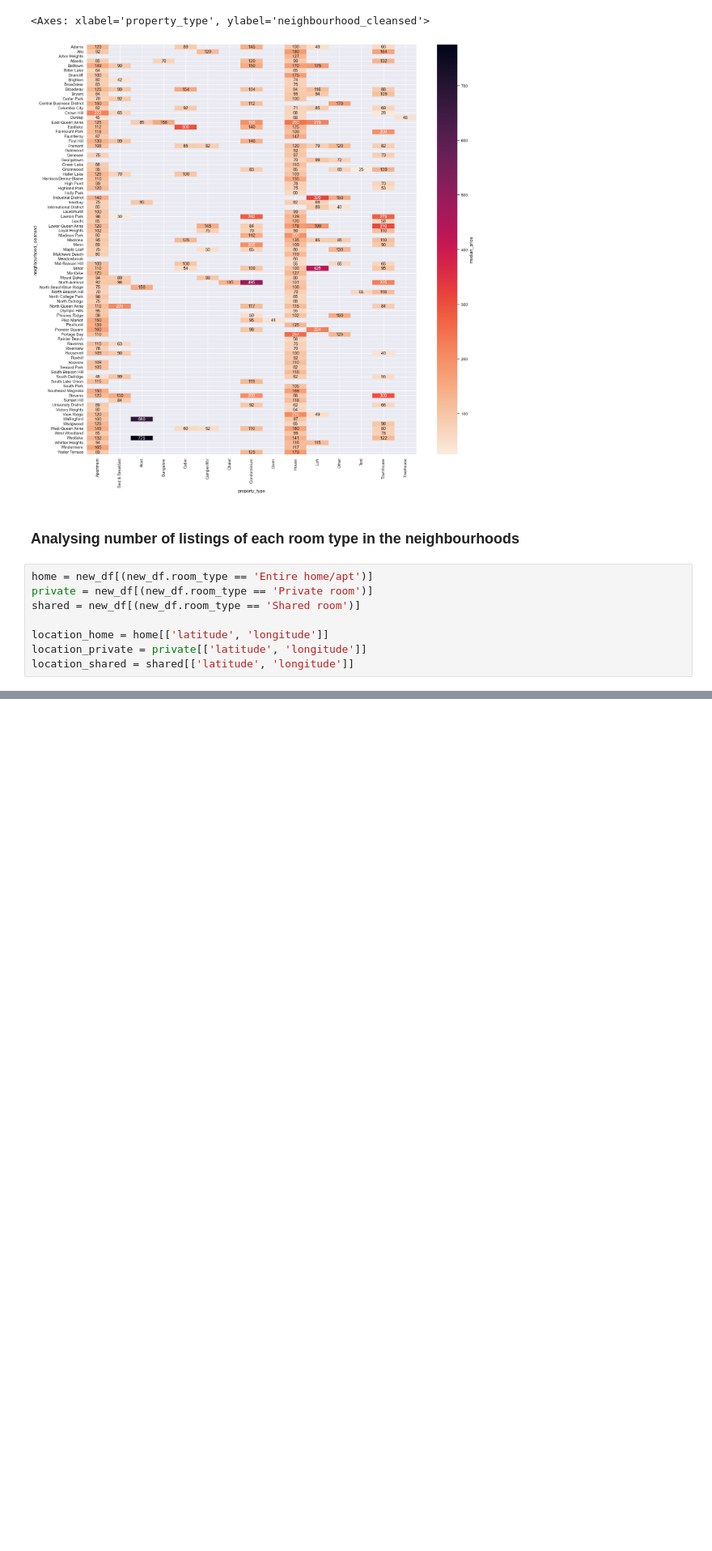
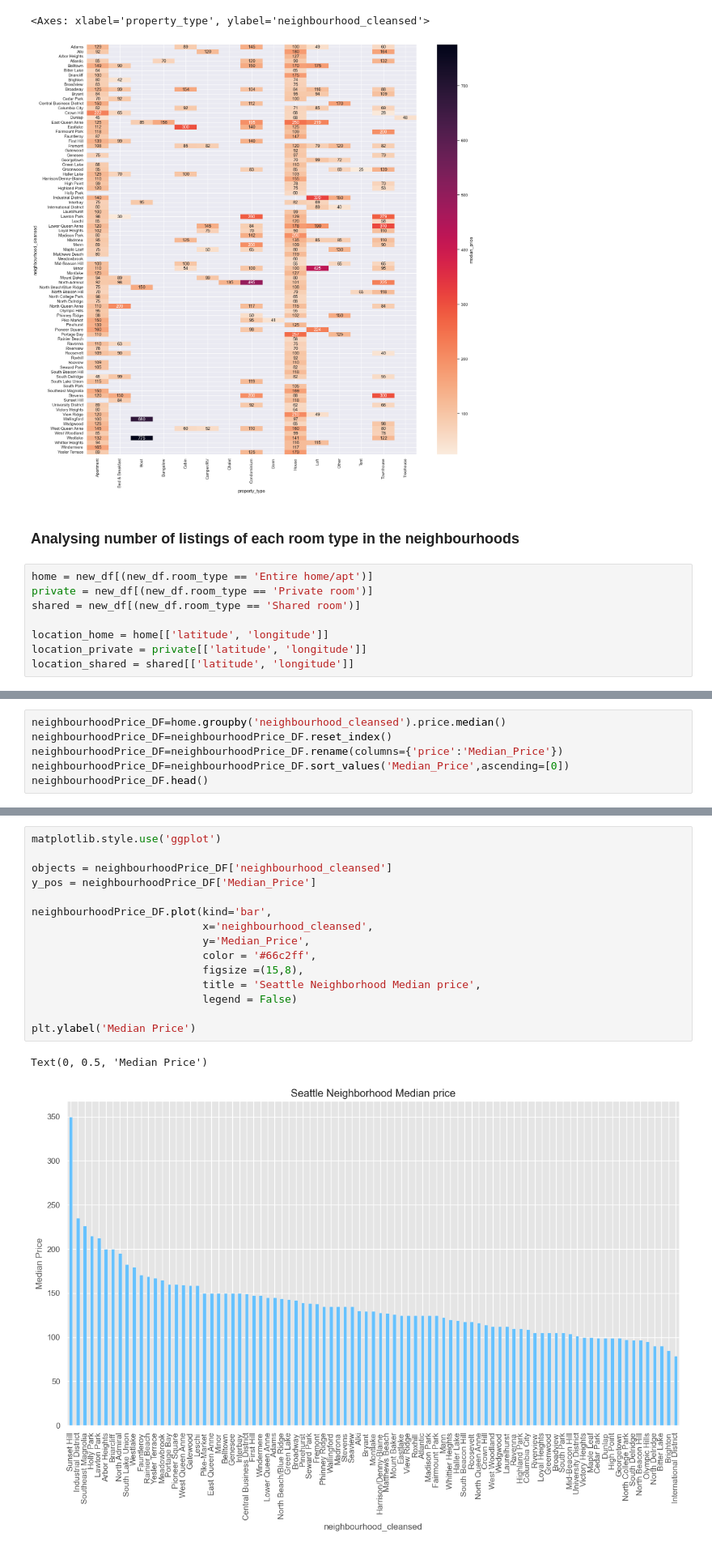
Before and after one commit to bhavya-06darshnik/Airbnb_Data_Analysis, a Jupyter notebook: EDA_2.ipynb, the cells around one changed output, grey strips where cells are left out. Shown at 81% size. Cells and saved outputs as stored; diff of their text form; blank space fills up the shorter version.

```diff
--- a/EDA_2.ipynb
+++ b/EDA_2.ipynb
@@ -135,0 +149,6 @@ show(plot)
+# %%
+neighbourhoodPrice_DF=home.groupby('neighbourhood_cleansed').price.median()
+neighbourhoodPrice_DF=neighbourhoodPrice_DF.reset_index()
+neighbourhoodPrice_DF=neighbourhoodPrice_DF.rename(columns={'price':'Median_Price'})
+neighbourhoodPrice_DF=neighbourhoodPrice_DF.sort_values('Median_Price',ascending=[0])
+neighbourhoodPrice_DF.head()
@@ -135,0 +198,18 @@ show(plot)
+# %%
+matplotlib.style.use('ggplot')
+
+objects = neighbourhoodPrice_DF['neighbourhood_cleansed']
+y_pos = neighbourhoodPrice_DF['Median_Price']
+
+neighbourhoodPrice_DF.plot(kind='bar',
+                           x='neighbourhood_cleansed',
+                           y='Median_Price',
+                           color = '#66c2ff',
+                           figsize =(15,8),
+                           title = 'Seattle Neighborhood Median price',
+                           legend = False)
+
+plt.ylabel('Median Price')
+# %% [output]
+Text(0, 0.5, 'Median Price')
+[figure, added]
```
Also changed, not shown: parts of 9 cells of this notebook, 1 other file.
